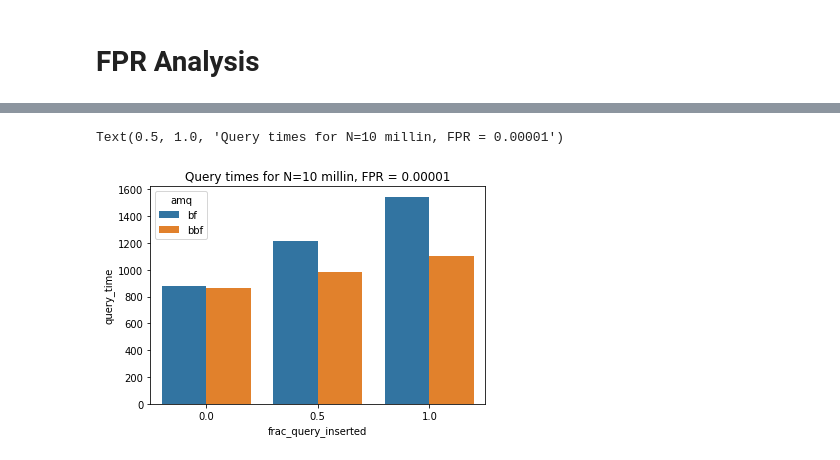
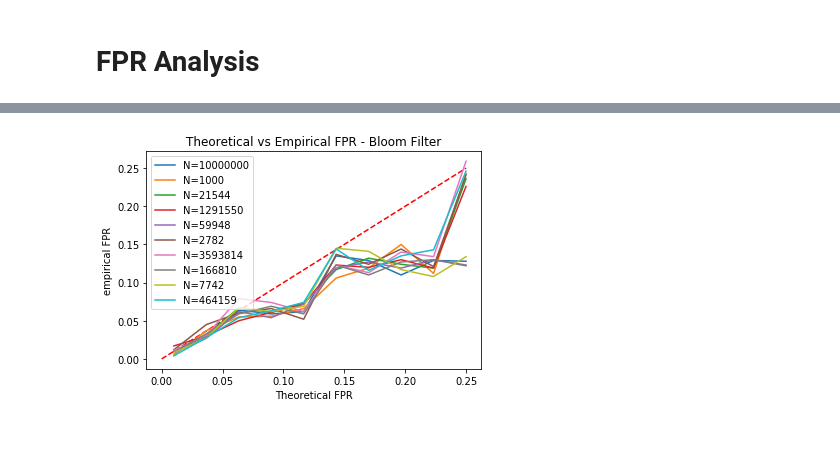
Before and after one commit to theJasonFan/cmsc858D, a Jupyter notebook: benchmarks/bloom_filter/bf_benchmark.ipynb, the cells around one changed output, grey strips where cells are left out. Cells and saved outputs as stored; diff of their text form; code cells hidden in the pictures.

```diff
--- a/benchmarks/bloom_filter/bf_benchmark.ipynb
+++ b/benchmarks/bloom_filter/bf_benchmark.ipynb
@@ -149,13 +107,13 @@ results_tiny_fpr = pd.read_csv('bf_bench_results_tiny_fpr.tsv', header=0, sep='\
-# %%
-results_tiny_fpr[(results_tiny_fpr.FPR==0.00001) &
-                 (results_tiny_fpr.N==10000000)]
-
-sns.barplot(data=results_tiny_fpr[(results_tiny_fpr.FPR==0.00001) &
-                                  (results_tiny_fpr.N==10000000)],
-            hue='amq',
-            x='frac_query_inserted',
-            y='query_time')
-plt.title("Query times for N=10 millin, FPR = 0.00001")
-# %% [output]
-Text(0.5, 1.0, 'Query times for N=10 millin, FPR = 0.00001')
-[figure, removed]
+# %%
+plt.plot([0, 0.25], [0., 0.25], 'r--')
+for N in set(results.N):
+    data = results[results.N == N]
+    data = data[data.frac_query_inserted == 0.0]
+    plt.plot(data[data.amq=='bf'].FPR, data[data.amq=='bf'].empirical_FPR,
+             label='N={}'.format(N))
+    plt.xlabel("Theoretical FPR")
+    plt.ylabel("empirical FPR")
+    plt.legend()
+    plt.title("Theoretical vs Empirical FPR - Bloom Filter")
+# %% [output]
+[figure, added]
```
Also changed, not shown: parts of 16 cells of this notebook, 6 other files.
